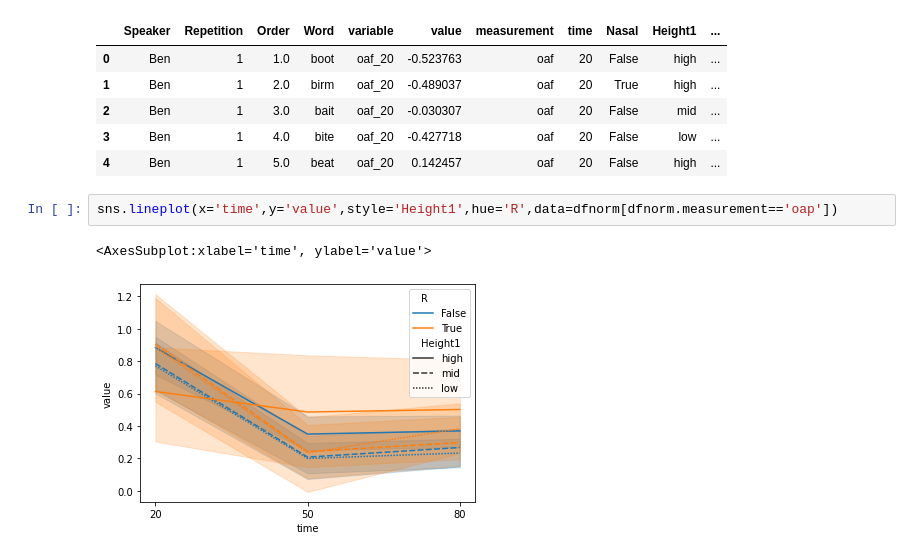
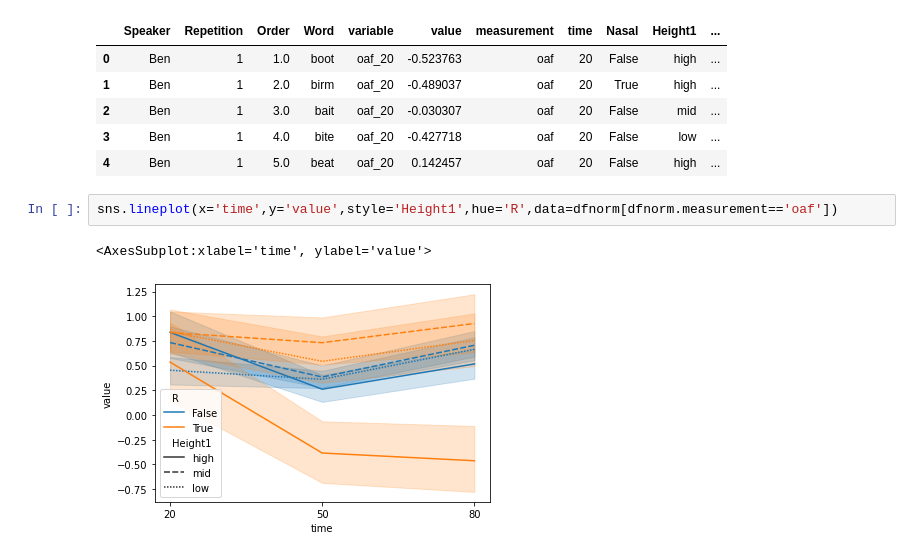
Before and after one commit to susanlinucb/213_S21, a Jupyter notebook: 213datavis.ipynb, the cells around one changed output. Saved outputs shown, nothing was run; the diff lists cells and outputs as text.

```diff
--- a/213datavis.ipynb
+++ b/213datavis.ipynb
@@ -287,7 +307,7 @@ dfnorm.head()
 | 3 | Ben | 1 | 4.0 | bite | oaf_20 | -0.427718 | oaf | 20 | False | low | ... |
 | 4 | Ben | 1 | 5.0 | beat | oaf_20 | 0.142457 | oaf | 20 | False | high | ... |
 # %%
-sns.lineplot(x='time',y='value',style='Height1',hue='R',data=dfnorm[dfnorm.measurement=='oap'])
+sns.lineplot(x='time',y='value',style='Height1',hue='R',data=dfnorm[dfnorm.measurement=='oaf'])
 # %% [output]
 <AxesSubplot:xlabel='time', ylabel='value'>
-[figure, old version]
+[figure, new version]
```
Also changed, not shown: parts of 6 cells of this notebook, 1 other file.
